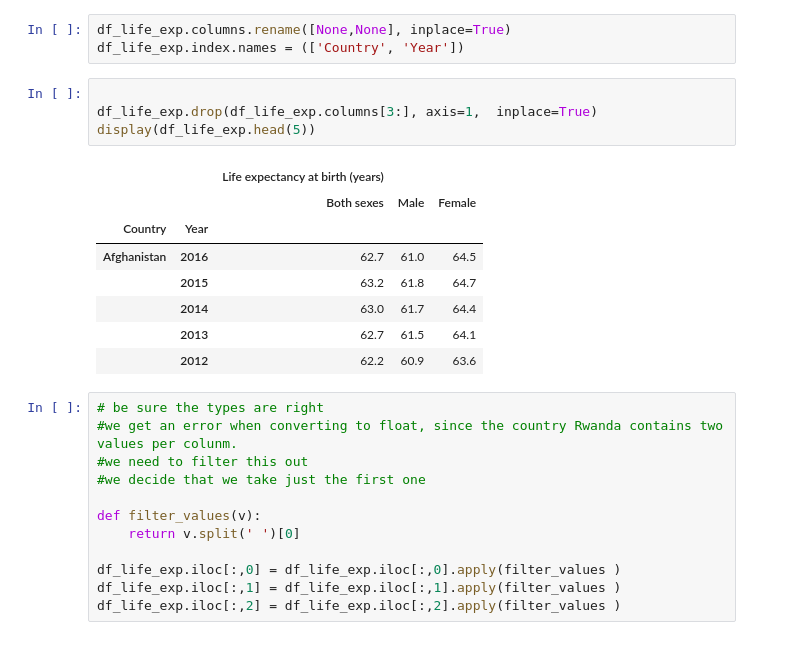
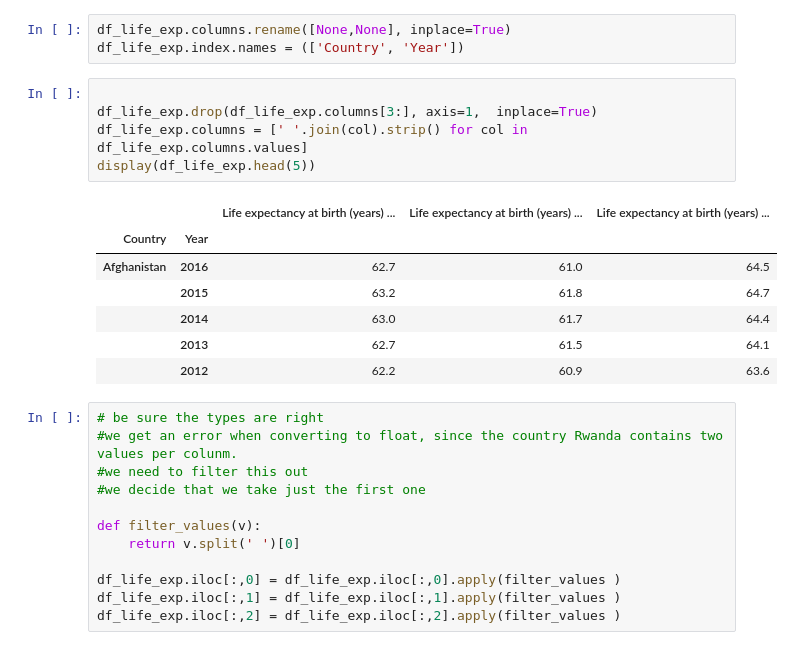
Before and after one commit to patrickFuerst/human_life_exp, a Jupyter notebook: Data_Collection_Insights(Patrick).ipynb, the cells around one changed output. Cells and saved outputs as stored; diff of their text form.

```diff
--- a/Data_Collection_Insights(Patrick).ipynb
+++ b/Data_Collection_Insights(Patrick).ipynb
@@ -115,10 +119,10 @@ df_life_exp.index.names = (['Country', 'Year'])
 # %%
 
 df_life_exp.drop(df_life_exp.columns[3:], axis=1,  inplace=True)
+df_life_exp.columns = [' '.join(col).strip() for col in df_life_exp.columns.values]
 display(df_life_exp.head(5))
 # %% [output]
-|  |  | Life expectancy at birth (years) |  |  |
-|  |  | Both sexes | Male | Female |
+|  |  | Life expectancy at birth (years) ... | Life expectancy at birth (years) ... | Life expectancy at birth (years) ... |
 | Country | Year |  |  |  |
 | Afghanistan | 2016 | 62.7 | 61.0 | 64.5 |
 |  | 2015 | 63.2 | 61.8 | 64.7 |
```
Also changed, not shown: parts of 20 cells of this notebook, 8 other files.
